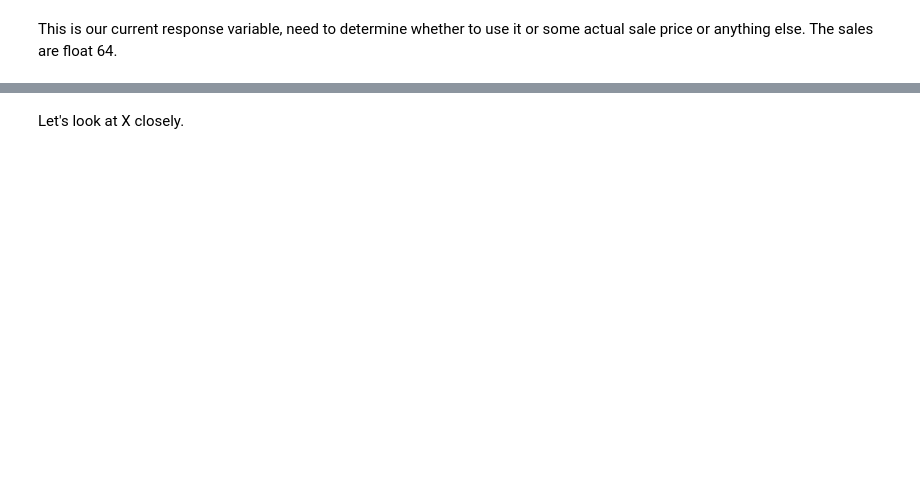
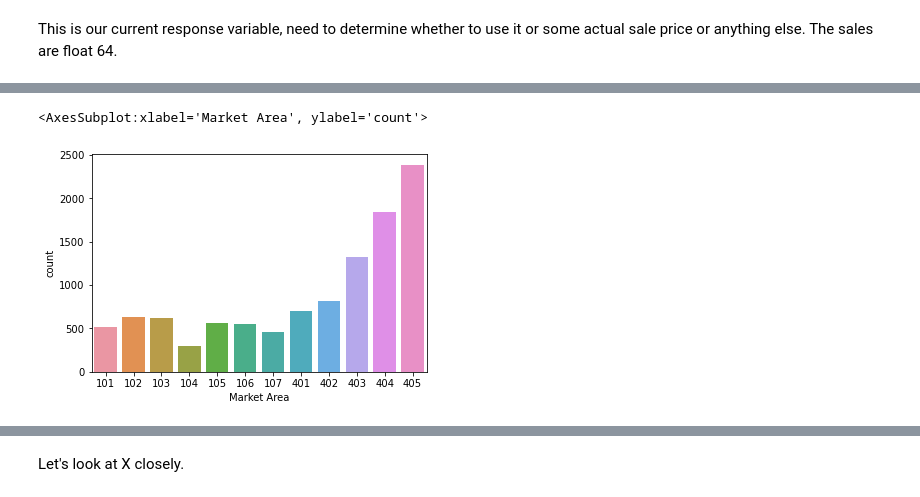
Before and after one commit to rowedata/Capstone1, a Jupyter notebook: Data Wrangling.ipynb, the cells around one changed output, grey strips where cells are left out. Drawn from its saved outputs; the diff is of its cells as text; code cells hidden in the pictures; blank space fills up the shorter version.

```diff
--- a/Data Wrangling.ipynb
+++ b/Data Wrangling.ipynb
@@ -85,0 +107,5 @@ This is our current response variable, need to determine whether to use it or so
+# %%
+sns.countplot(x=X['Market Area'])
+# %% [output]
+<AxesSubplot:xlabel='Market Area', ylabel='count'>
+[figure, added]
```
Also changed, not shown: parts of 43 cells of this notebook, 11 other files.
